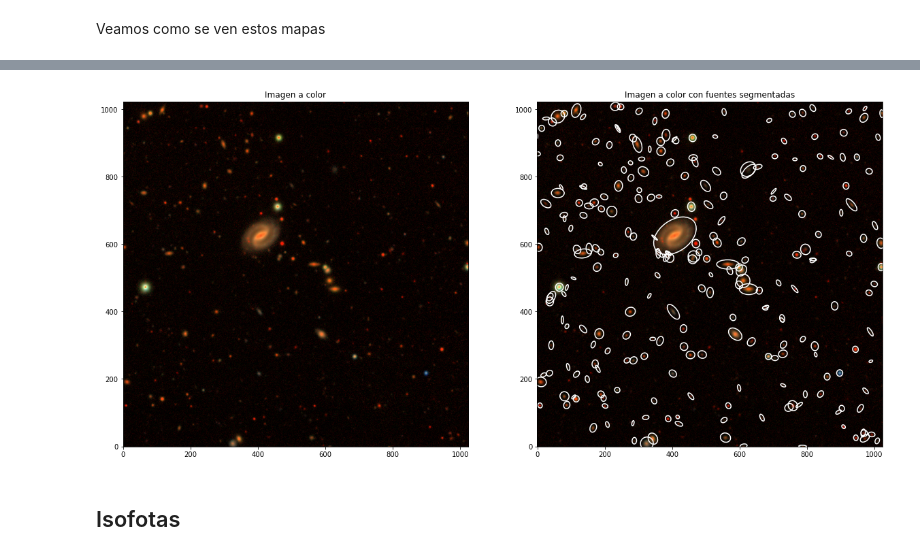
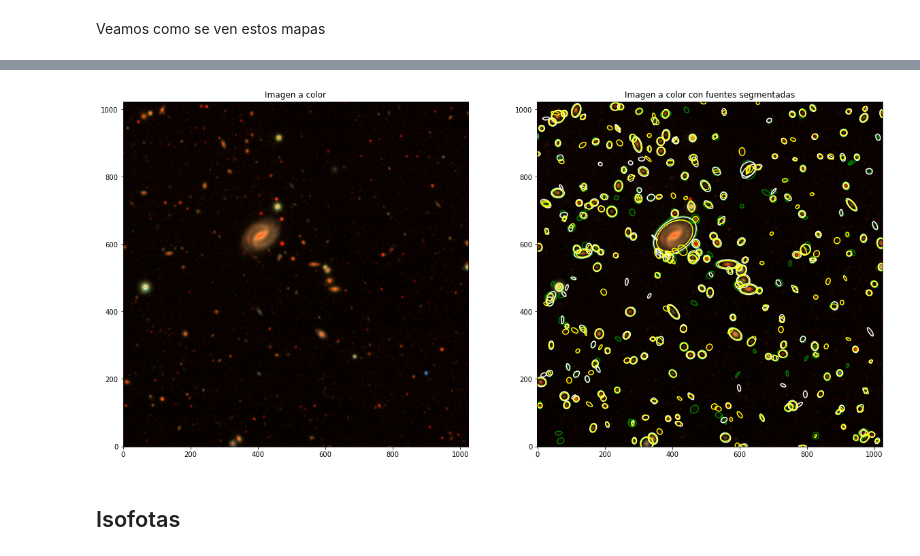
Before and after one commit to Gabopic/TareasFIS2436, a Jupyter notebook: Tarea1Galact.ipynb, the cells around one changed output, grey strips where cells are left out. Saved outputs shown, nothing was run; the diff lists cells and outputs as text; code cells hidden in the pictures.

```diff
--- a/Tarea1Galact.ipynb
+++ b/Tarea1Galact.ipynb
@@ -88,0 +83,3 @@ labels: [  1   2   3   4   5 ... 250 251 252 253 254]
+# %%
+z_map,sz_map=segm_map_gen(z_layer,3,5,0.1,5)
+z_map.nlabels,sz_map.nlabels
@@ -104,5 +129,5 @@ plt.show()
 # %%
-#generamos nuestro catálogo simple y lo pasamos a tabla
-cat=SourceCatalog(data,segm_map)
-tbl=cat.to_table()
-cat
+#Generamos nuestro catálogo simple y lo pasamos a tabla
+g_cat=SourceCatalog(g_layer,sg_map)
+g_tbl=g_cat.to_table()
+g_tbl
@@ -108,0 +152,4 @@ cat
+# %%
+r_cat=SourceCatalog(r_layer,sr_map)
+r_tbl=r_cat.to_table()
+r_tbl
@@ -108,0 +174,4 @@ cat
+# %%
+z_cat=SourceCatalog(z_layer,sz_map)
+z_tbl=z_cat.to_table()
+z_tbl
@@ -112,18 +197,21 @@ tbl
 #Generamos nuestra imagen a color
 rgb=make_lupton_rgb(z_layer,r_layer,g_layer, minimum=0, stretch=0.1, Q=8)
 # %%
+#Graficamos nuestra imagen a color y las fuentes detectadas en cada catálogo
 fig,axs=plt.subplots(1,2,figsize=(20,20))
 axs[0].imshow(rgb, origin='lower',\
            vmin=0, vmax=np.mean(rgb)+np.std(rgb))
 axs[0].set_title('Imagen a color')
 
 axs[1].imshow(rgb, origin='lower',\
            vmin=0, vmax=np.mean(rgb)+np.std(rgb))
 axs[1].set_title('Imagen a color con fuentes segmentadas')
-cat.plot_kron_apertures(color='white', lw=1.5)
+g_cat.plot_kron_apertures(color='green', lw=1.5)
+r_cat.plot_kron_apertures(color='white', lw=1.5)
+z_cat.plot_kron_apertures(color='yellow', lw=1.5)
 plt.show()
 # %% [output]
-[figure, old version]
+[figure, new version]
 # %% [markdown]
 ## Isofotas
 # %%
```
Also changed, not shown: parts of 39 cells of this notebook.
